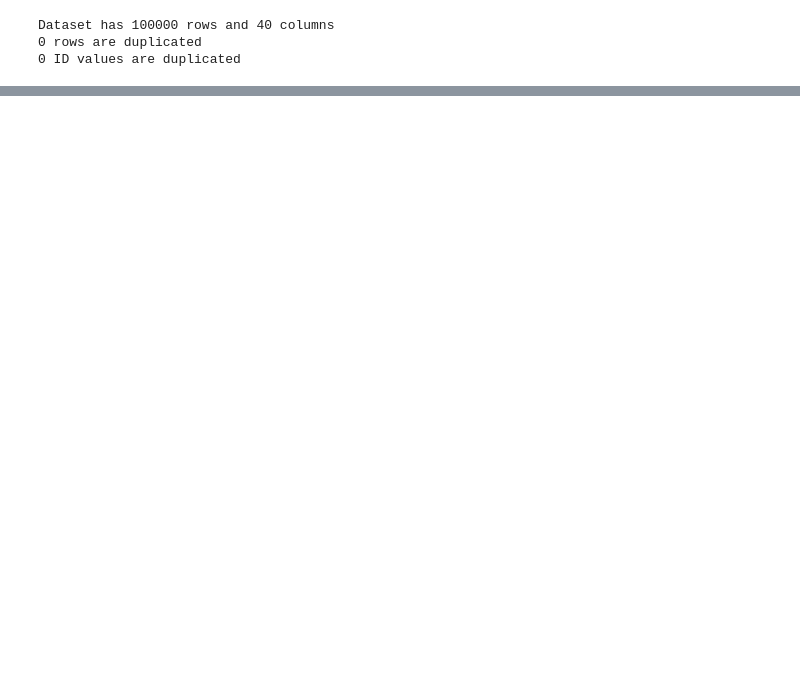
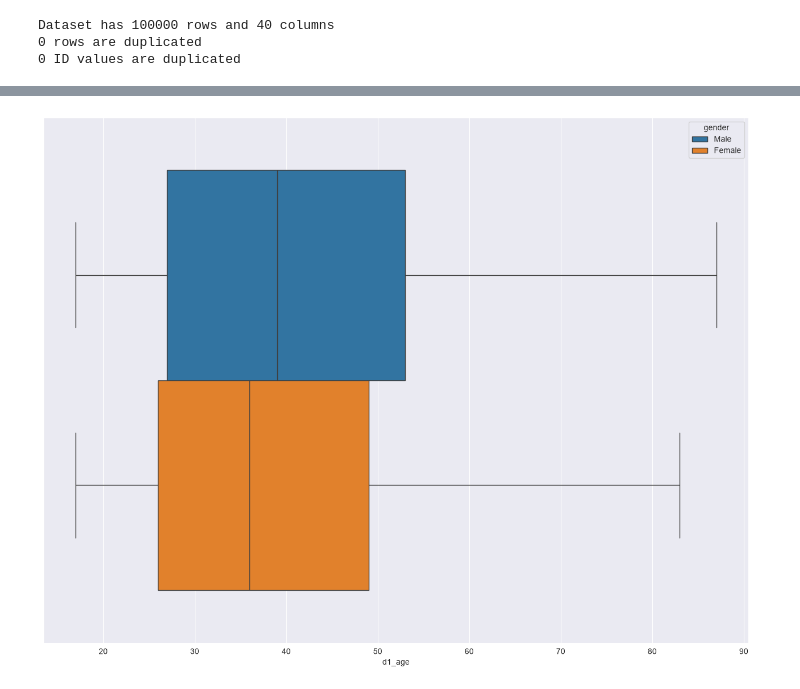
Before and after one commit to watchlotr/Python-Insurance-Case-Study, a Jupyter notebook: insurance_analysis.ipynb, the cells around one changed output, grey strips where cells are left out. Drawn from its saved outputs; the diff is of its cells as text; code cells hidden in the pictures; blank space fills up the shorter version.

```diff
--- a/insurance_analysis.ipynb
+++ b/insurance_analysis.ipynb
@@ -43,6 +47,15 @@ df["d1_age"] = df["d1_age"].where(df["d1_age"] != 118)
 
 df["d1_residency_years"] = df["d1_residency_years"].where(df["d1_residency_years"] != 118)
 
+#Replacing NA with 0
+df["incurred"] = df["incurred"].fillna(0)
+df["capped_incurred"] = df["capped_incurred"].fillna(0)
+df["bi_incurred"] = df["bi_incurred"].fillna(0)
+df["ad_incurred"] = df["ad_incurred"].fillna(0)
+df["pd_incurred"] = df["pd_incurred"].fillna(0)
+df["th_incurred"] = df["th_incurred"].fillna(0)
+df["ws_incurred"] = df["ws_incurred"].fillna(0)
+
 
 #Replacing negatives values with NaN
 df["vehicle_age"] = df["vehicle_age"].where(df["vehicle_age"] >= 0)
@@ -51,6 +64,10 @@ df["ad_incurred"] = df["ad_incurred"].where(df["ad_incurred"] >= 0)
 
 df["th_incurred"] = df["th_incurred"].where(df["th_incurred"] >= 0)
 
+df["incurred"] = df["incurred"].where(df["incurred"] >= 0)
+
+df["capped_incurred"] = df["capped_incurred"].where(df["capped_incurred"] >= 0)
+
 
 ## Changing Casing
 df["vehicle_make"] = df["vehicle_make"].str.title()
@@ -121,0 +139,6 @@ missing_values.to_csv(Path.cwd() / "Reports" / "missing_values.csv", index=False
+# %%
+# Creating a Year column for aggregation
+df["start_year"] = df["start_date"].dt.year.astype("category")
+df["start_year"] = df["start_year"].cat.reorder_categories([2018, 2019, 2020])
+
+df.groupby("start_year").id.count().reset_index().rename(columns = {"id":"Number of Policies"})
@@ -121,0 +176,12 @@ missing_values.to_csv(Path.cwd() / "Reports" / "missing_values.csv", index=False
+# %%
+# Calculating the total cost per person
+df["final_incurred"] = np.where(df["is_capped_incurred"].fillna(0) == 1,
+                                df["capped_incurred"],
+                                df["incurred"])
+
+# Calculating Profitability
+df["profit"] = df["net_earned_premium"] - df["final_incurred"]
+
+print(f"The gross earned premiums is {round(df["net_earned_premium"].sum(), 2)}")
+print(f"The total incurred charges is {round(df["final_incurred"].sum(), 2)}")
+print(f"Total profit made in this period is {round(df['profit'].sum(), 2)}")
@@ -121,0 +372,11 @@ missing_values.to_csv(Path.cwd() / "Reports" / "missing_values.csv", index=False
+# %%
+# Plotting the age distribution of each gender
+fig = plt.figure(figsize = (16,12))
+
+sns.boxplot(data = df[df["gender"] != "Unknown"],
+            x = "d1_age",
+            hue = "gender")
+
+plt.show()
+# %% [output]
+[figure, added]
```
Also changed, not shown: parts of 40 cells of this notebook, 1 other file.
